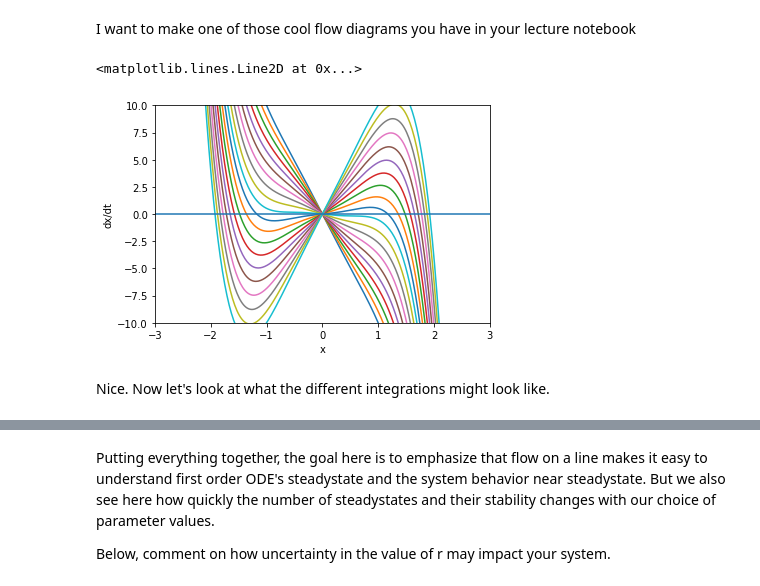
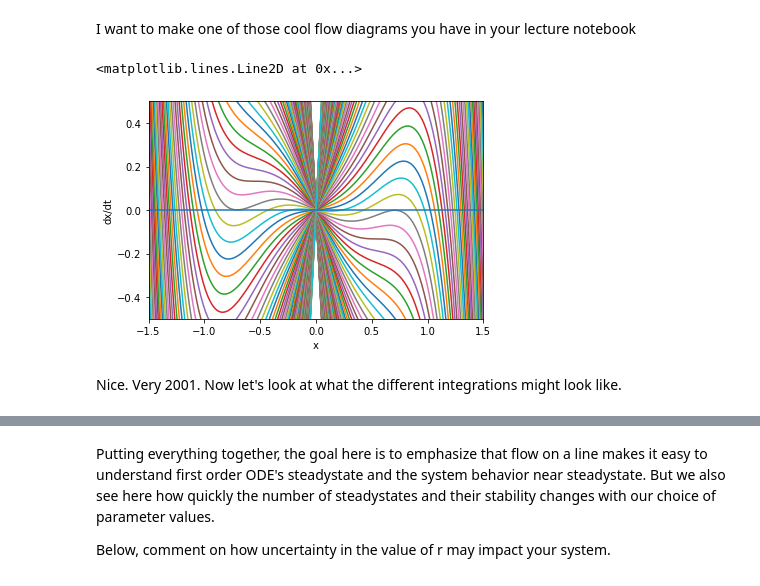
Before and after one commit to mdsnbutler/ChE_2410-Public-Repo, a Jupyter notebook: Homework/Homework 7 Flow on a Line.ipynb, the cells around one changed output, grey strips where cells are left out. Saved outputs shown, nothing was run; the diff lists cells and outputs as text; code cells hidden in the pictures.

```diff
--- a/Homework/Homework 7 Flow on a Line.ipynb
+++ b/Homework/Homework 7 Flow on a Line.ipynb
@@ -106,16 +106,16 @@ Text(0, 0.5, 'x')
 # %% [markdown]
 I want to make one of those cool flow diagrams you have in your lecture notebook
 # %%
-for r in np.linspace(-10, 10, 20):
+for r in np.linspace(-10, 10, 200):
     plt.plot(xsteps, func(xsteps, r, timesteps))
-plt.xlim(-3, 3)
-plt.ylim(-10, 10)
+plt.xlim(-1.5, 1.5)
+plt.ylim(-.5, .5)
 plt.xlabel('x')
 plt.ylabel('dx/dt')
 plt.axhline()
 # %% [output]
 <matplotlib.lines.Line2D at 0x...>
-[figure, old version]
+[figure, new version]
 # %% [markdown]
-Nice. Now let's look at what the different integrations might look like.
+Nice. Very 2001. Now let's look at what the different integrations might look like.
 # %%
```
Also changed, not shown: parts of 7 cells of this notebook.
